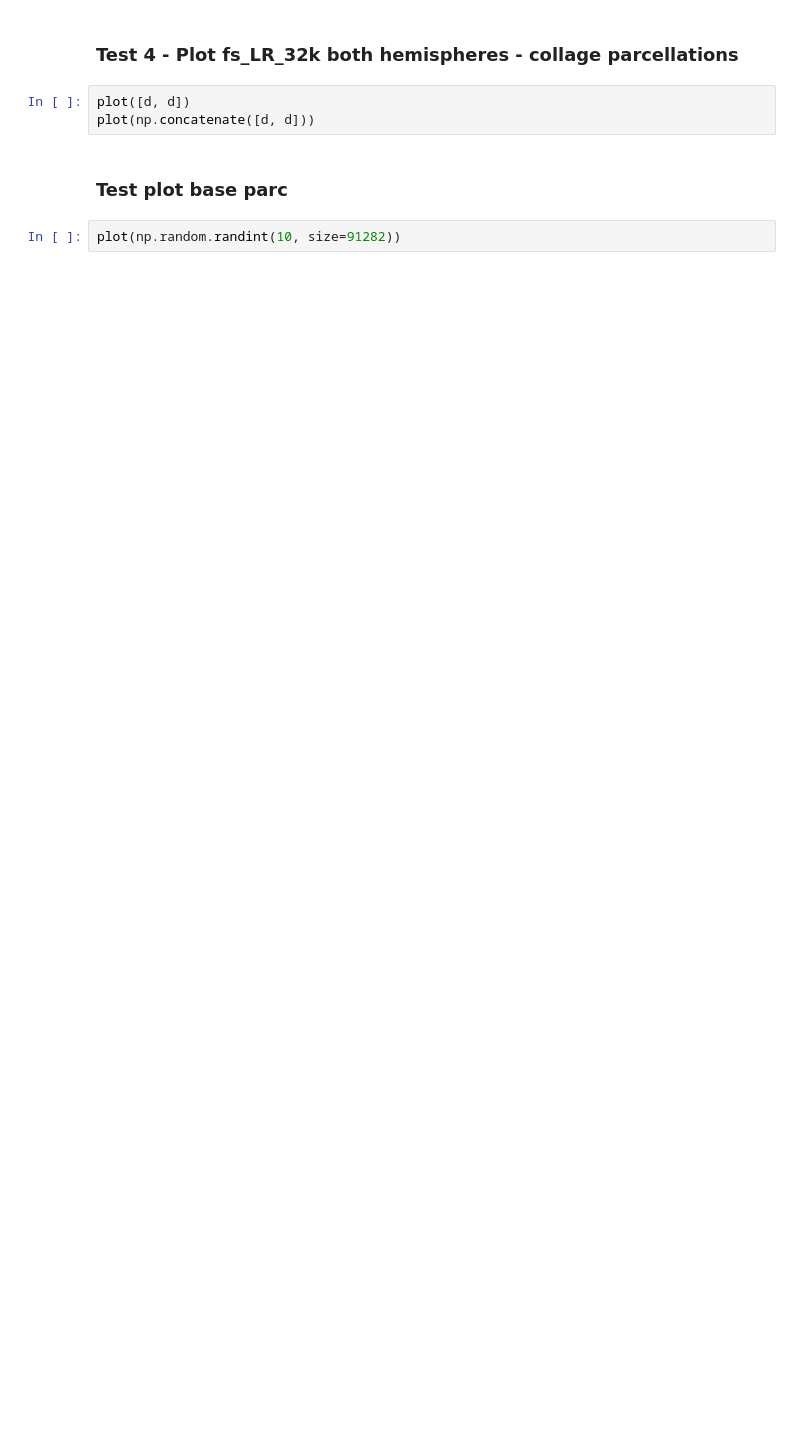
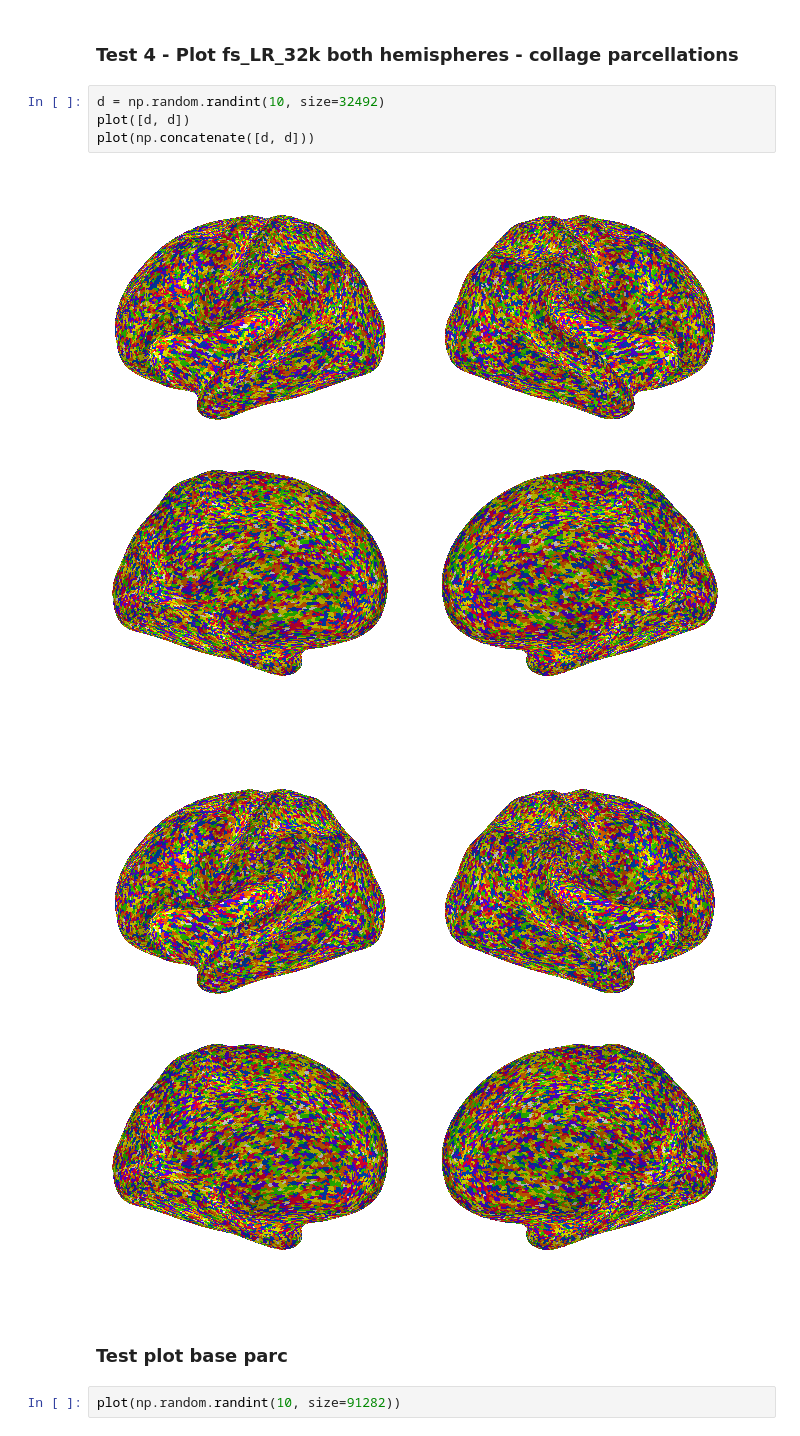
Before and after one commit to sahahn/neurotools, a Jupyter notebook: examples/plot test cases.ipynb, the cells around one changed output. Saved outputs shown, nothing was run; the diff lists cells and outputs as text; blank space fills up the shorter version.

```diff
--- a/examples/plot test cases.ipynb
+++ b/examples/plot test cases.ipynb
@@ -42,8 +37,12 @@ plot(d, hemi='rh')
 # %% [markdown]
 ### Test 4 - Plot fs_LR_32k both hemispheres - collage parcellations
 # %%
+d = np.random.randint(10, size=32492)
 plot([d, d])
 plot(np.concatenate([d, d]))
+# %% [output]
+[figure, added]
+[figure, added]
 # %% [markdown]
 ### Test plot base parc
 # %%
```
Also changed, not shown: parts of 8 cells of this notebook, 4 other files.
